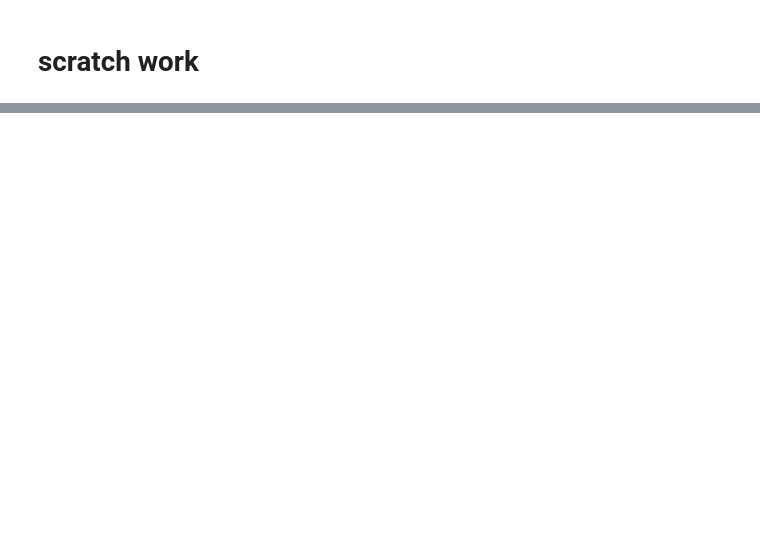
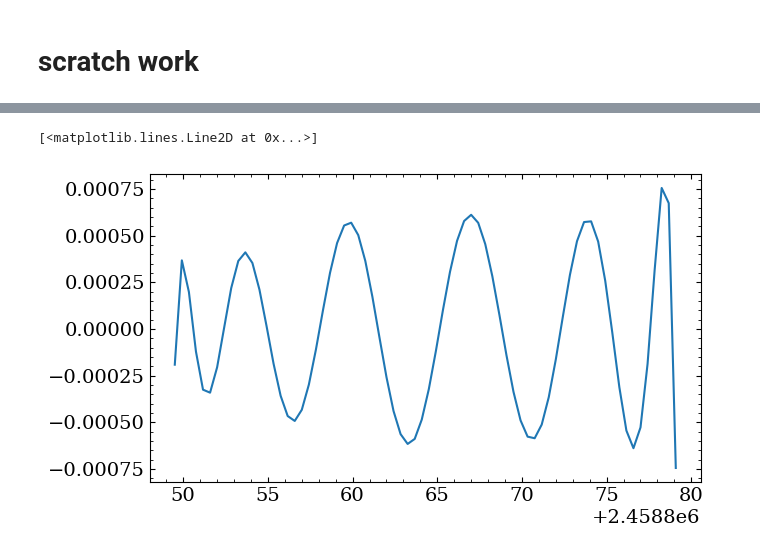
Before and after one commit to ben-cassese/jorbit, a Jupyter notebook: scratch.ipynb, the cells around one changed output, grey strips where cells are left out. Cells and saved outputs as stored; diff of their text form; code cells hidden in the pictures; blank space fills up the shorter version.

```diff
--- a/scratch.ipynb
+++ b/scratch.ipynb
@@ -158,0 +107,32 @@ Array([0.99989828, 0.99987798, 0.99991297, 1.00663733, 0.9930172 ,
+# %%
+degree = 10
+
+t = forward_times.tdb.jd[::10]
+x = jnp.unwrap(eph.ra.rad)
+
+chunk_size = 30 # days
+num_chunks = int(jnp.ceil((t[-1] - t[0]) / chunk_size))
+
+i = 0
+inds = (t >= t[0] + i*chunk_size) & (t < t[0] + (i+1)*chunk_size)
+t_chunk = t[inds]
+x_chunk = x[inds]
+
+# Scale time to [-1, 1] domain
+t_min, t_max = t0.tdb.jd + i * chunk_size, t0.tdb.jd + (i + 1) * chunk_size
+t_scaled = 2 * (t_chunk - t_min) / (t_max - t_min) - 1
+
+# Fit Chebyshev polynomials
+coefficients = chebyshev.chebfit(t_scaled, x_chunk, degree)
+
+# Evaluate Chebyshev polynomials
+x_fit = chebyshev.chebval(t_scaled, coefficients)
+
+# j = 2 * (Time("2020-01-02").tdb.jd - t_min) / (t_max - t_min) - 1
+# j
+# %%
+plt.plot(t_chunk, (x_chunk-x_fit)*u.rad.to(u.arcsec))
+# plt.plot(t_chunk, )
+# %% [output]
+[<matplotlib.lines.Line2D at 0x...>]
+[figure, added]
```
Also changed, not shown: parts of 44 cells of this notebook, 5 other files.
